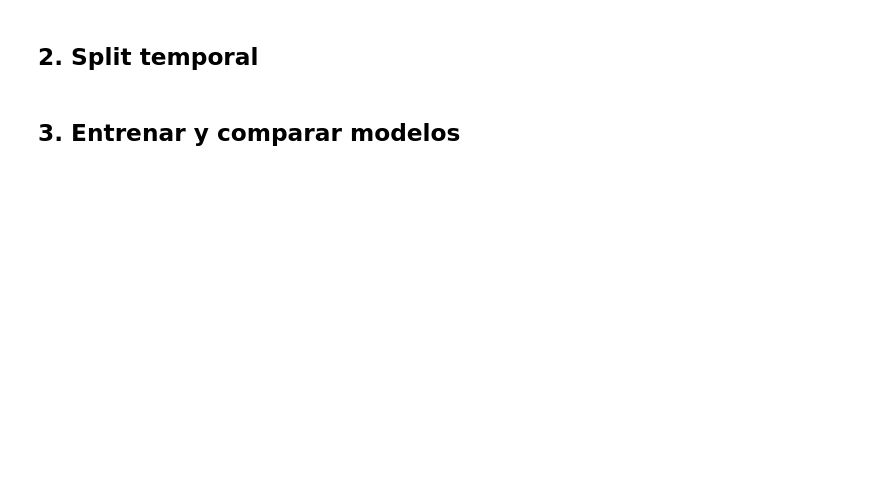
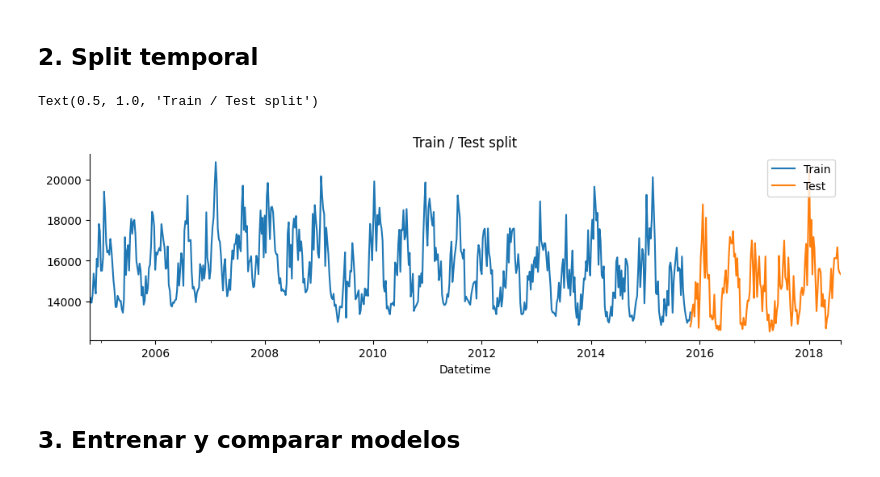
Before and after one commit to CatherineCabreraTT24/S16-SeriesTemporales, a Jupyter notebook: Webinar_2/03_ml_pipeline Student Version.ipynb, the cells around one changed output. Cells and saved outputs as stored; diff of their text form; code cells hidden in the pictures; blank space fills up the shorter version.

```diff
--- a/Webinar_2/03_ml_pipeline Student Version.ipynb
+++ b/Webinar_2/03_ml_pipeline Student Version.ipynb
@@ -40,0 +106,24 @@ df.head()
+# %%
+def build_features(df):
+    #Creemos diferentes características con los datos ¿Qué propondrías?
+    df["hora"] = df.index.hour
+    df["dia_semana"] = df.index.dayofweek
+    df["es_fin_semana"] = df["dia_semana"].isin([5, 6]).astype(int)
+    df["trimeste"] = df.index.quarter
+
+    #lags
+    df["lag_h"] = df["AEP_MW"].shift(1)
+    df["lag_24h"] = df["AEP_MW"].shift(24)
+    df["lag_168h"] = df["AEP_MW"].shift(168)
+
+
+    #medias moviles
+    df["mm_1h"] = df["AEP_MW"].shift(1).rolling(1).mean()
+    df["mm_24h"] = df["AEP_MW"].shift(1).rolling(24).mean()
+    df["mm_168h"] = df["AEP_MW"].shift(1).rolling(168).mean()
+    df["mstd_24h"] = df["AEP_MW"].shift(1).rolling(24).std()
+
+    return df.dropna()
+
+df = build_features(pd.DataFrame(df["AEP_MW"]))
+df.head()
@@ -41,18 +138,20 @@ df.head()
 # %% [markdown]
 ## 2. Split temporal
 # %%
-FEATURES = ["hour","dayofweek","month","quarter","is_weekend",
-            "lag_1h","lag_24h","lag_168h",
-            "roll_mean_24h","roll_std_24h","roll_mean_168h"]
-TARGET = "AEP_MW"
+#Realizar el train test
+X = df.drop("AEP_MW", axis=1)
+y = df["AEP_MW"]
 
-#Realizar el train testo
+X_train, X_test, y_train, y_test = train_test_split(X, y, test_size=0.2, random_state = 24, shuffle=False)
 
 
 fig, ax = plt.subplots(figsize=(12, 3))
-train[TARGET].resample("W").mean().plot(ax=ax, label="Train")
-test[TARGET].resample("W").mean().plot(ax=ax, label="Test")
+y_train.resample("W").mean().plot(ax=ax, label="Train")
+y_test.resample("W").mean().plot(ax=ax, label="Test")
 ax.legend()
 ax.set_title("Train / Test split")
+# %% [output]
+Text(0.5, 1.0, 'Train / Test split')
+[figure, added]
 # %% [markdown]
 ## 3. Entrenar y comparar modelos
```
Also changed, not shown: parts of 16 cells of this notebook, 3 other files.
